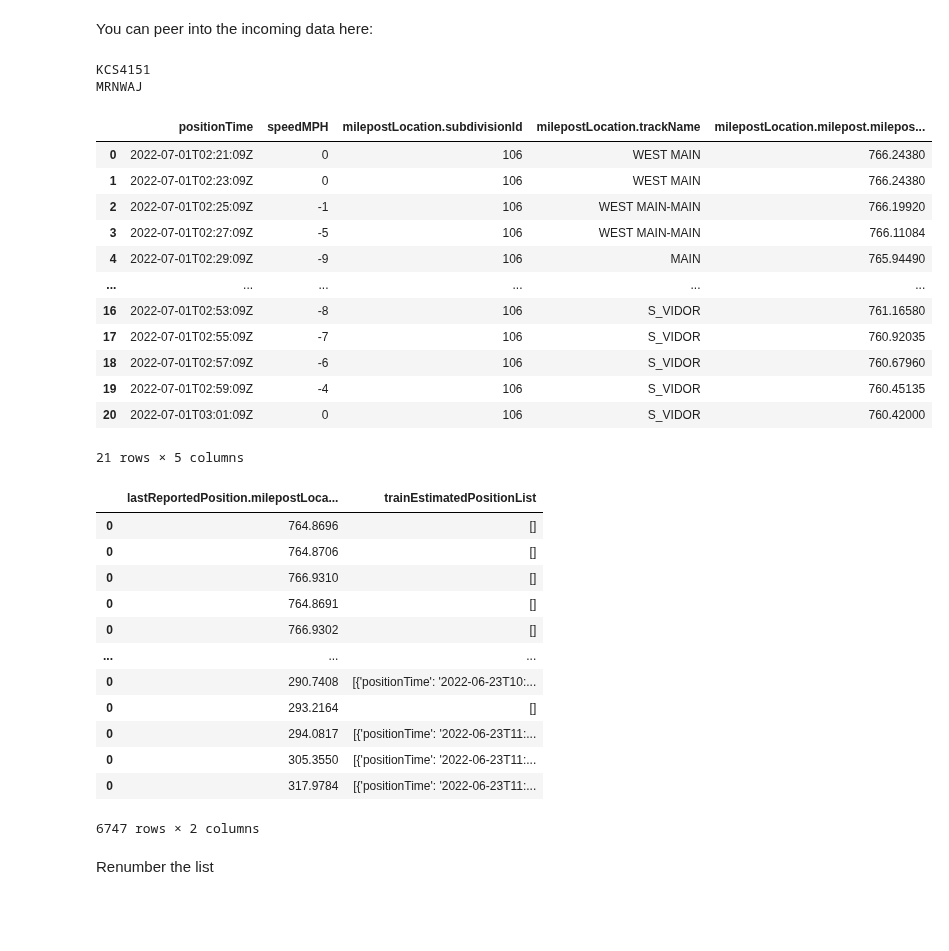
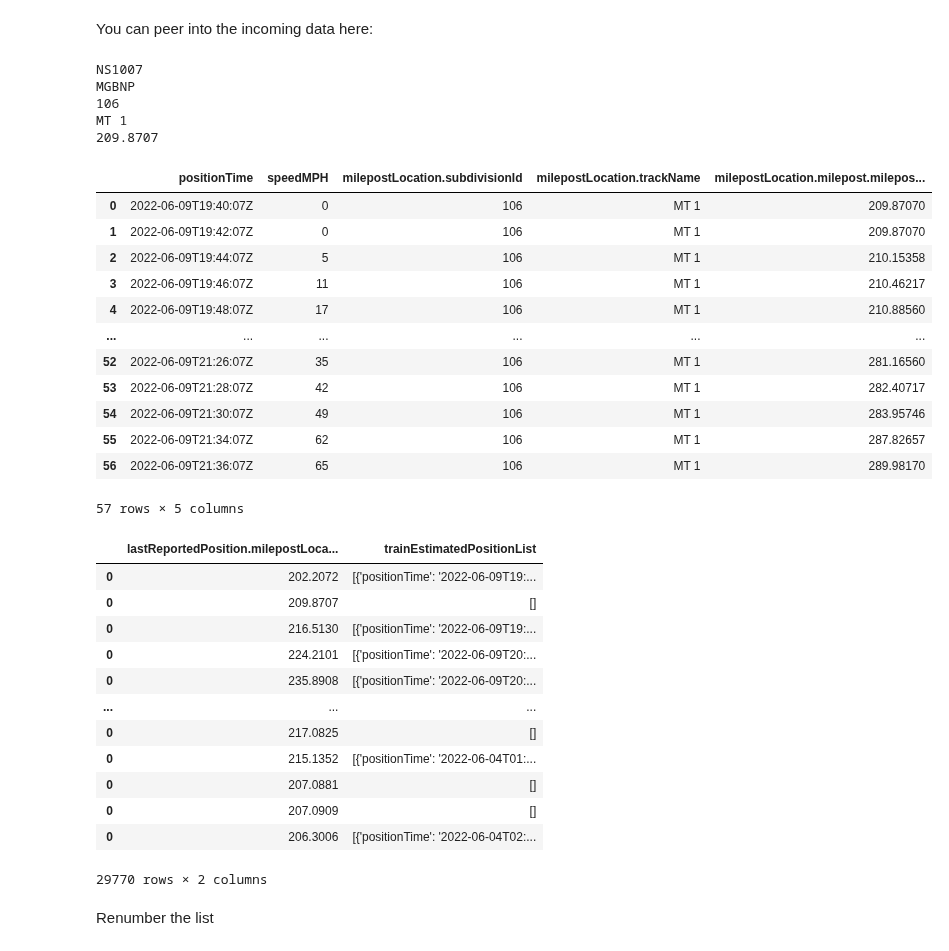
Before and after one commit to swicklund/hackathon, a Jupyter notebook: MLModel-MilepostAtTime-90min.ipynb, the cells around one changed output. Drawn from its saved outputs; the diff is of its cells as text; code cells hidden in the pictures; blank space fills up the shorter version.

```diff
--- a/MLModel-MilepostAtTime-90min.ipynb
+++ b/MLModel-MilepostAtTime-90min.ipynb
@@ -61,7 +43,10 @@ Updated property [core/project].
 #filename = "train-data-2022062020220626.zip"
 
 #events-20-min includes reports for all trains in the a 2 week window reporting at most every 20 minutes
-filename = "train-events-20-min.zip"
+#filename = "train-events-20-min.zip"
+
+#Train reportings 15 minutes apart - everything we have collected
+filename = "train-data-master.zip"
 
 # miles answers the question "what spped will this train be moving in X miles (technically at milepost +/-X)"
 #measurement = { 'unit' : 'miles', 'size' : 1.0 }
@@ -74,6 +59,9 @@ filename = "train-events-20-min.zip"
 # milepost answers the question "What milepost will this train be at in X Minutes"
 measurement = { 'unit' : 'milepost', 'size' : 90.0 }
 dep_var = 'nextValue'
+
+#Determines the portion of data to train versus validate
+dataCutpoint = .80
 # %%
 !gsutil cp gs://trains_data/$filename /tmp/.
 # %% [output]
@@ -110,3 +112,6 @@ del trains
+# %%
+dfTrainsAll = dfTrainsAll[dfTrainsAll['milepost'] < 327]
+dfTrainsAll = dfTrainsAll[dfTrainsAll['milepost'] > 201]
 # %%
 print(dfTrainsAll.info())
 print(dfTrainsAll.shape)
@@ -240,42 +253,45 @@ def showTrain(idx):
 # %% [markdown]
 You can peer into the incoming data here:
 # %%
-idx = 201
+idx = 1
 showTrain(idx)
 dfTrainsLearnActuals.iloc[idx]
 # %% [output]
-KCS4151
-MRNWAJ
+NS1007
+MGBNP
+106
+MT 1
+209.8707
 |  | positionTime | speedMPH | milepostLocation.subdivisionId | milepostLocation.trackName | milepostLocation.milepost.milepos... |
-| 0 | 2022-07-01T02:21:09Z | 0 | 106 | WEST MAIN | 766.24380 |
-| 1 | 2022-07-01T02:23:09Z | 0 | 106 | WEST MAIN | 766.24380 |
-| 2 | 2022-07-01T02:25:09Z | -1 | 106 | WEST MAIN-MAIN | 766.19920 |
-| 3 | 2022-07-01T02:27:09Z | -5 | 106 | WEST MAIN-MAIN | 766.11084 |
-| 4 | 2022-07-01T02:29:09Z | -9 | 106 | MAIN | 765.94490 |
+| 0 | 2022-06-09T19:40:07Z | 0 | 106 | MT 1 | 209.87070 |
+| 1 | 2022-06-09T19:42:07Z | 0 | 106 | MT 1 | 209.87070 |
+| 2 | 2022-06-09T19:44:07Z | 5 | 106 | MT 1 | 210.15358 |
+| 3 | 2022-06-09T19:46:07Z | 11 | 106 | MT 1 | 210.46217 |
+| 4 | 2022-06-09T19:48:07Z | 17 | 106 | MT 1 | 210.88560 |
 | ... | ... | ... | ... | ... | ... |
-| 16 | 2022-07-01T02:53:09Z | -8 | 106 | S_VIDOR | 761.16580 |
-| 17 | 2022-07-01T02:55:09Z | -7 | 106 | S_VIDOR | 760.92035 |
-| 18 | 2022-07-01T02:57:09Z | -6 | 106 | S_VIDOR | 760.67960 |
-| 19 | 2022-07-01T02:59:09Z | -4 | 106 | S_VIDOR | 760.45135 |
-| 20 | 2022-07-01T03:01:09Z | 0 | 106 | S_VIDOR | 760.42000 |
+| 52 | 2022-06-09T21:26:07Z | 35 | 106 | MT 1 | 281.16560 |
+| 53 | 2022-06-09T21:28:07Z | 42 | 106 | MT 1 | 282.40717 |
+| 54 | 2022-06-09T21:30:07Z | 49 | 106 | MT 1 | 283.95746 |
+| 55 | 2022-06-09T21:34:07Z | 62 | 106 | MT 1 | 287.82657 |
+| 56 | 2022-06-09T21:36:07Z | 65 | 106 | MT 1 | 289.98170 |
-21 rows × 5 columns
+57 rows × 5 columns
 # %%
 dfTrainsBeop =  dfTrainsLearn[['lastReportedPosition.milepostLocation.milepost.milepostNumber','trainEstimatedPositionList']]
 dfTrainsBeop
 # %% [output]
 |  | lastReportedPosition.milepostLoca... | trainEstimatedPositionList |
-| 0 | 764.8696 | [] |
-| 0 | 764.8706 | [] |
-| 0 | 766.9310 | [] |
-| 0 | 764.8691 | [] |
-| 0 | 766.9302 | [] |
+| 0 | 202.2072 | [{'positionTime': '2022-06-09T19:... |
+| 0 | 209.8707 | [] |
+| 0 | 216.5130 | [{'positionTime': '2022-06-09T19:... |
+| 0 | 224.2101 | [{'positionTime': '2022-06-09T20:... |
+| 0 | 235.8908 | [{'positionTime': '2022-06-09T20:... |
 | ... | ... | ... |
-| 0 | 290.7408 | [{'positionTime': '2022-06-23T10:... |
-| 0 | 293.2164 | [] |
-| 0 | 294.0817 | [{'positionTime': '2022-06-23T11:... |
-| 0 | 305.3550 | [{'positionTime': '2022-06-23T11:... |
-| 0 | 317.9784 | [{'positionTime': '2022-06-23T11:... |
+| 0 | 217.0825 | [] |
+| 0 | 215.1352 | [{'positionTime': '2022-06-04T01:... |
+| 0 | 207.0881 | [] |
+| 0 | 207.0909 | [] |
+| 0 | 206.3006 | [{'positionTime': '2022-06-04T02:... |
-6747 rows × 2 columns
+29770 rows × 2 columns
 # %% [markdown]
 Renumber the list
 # %%
```
Also changed, not shown: parts of 62 cells of this notebook.
